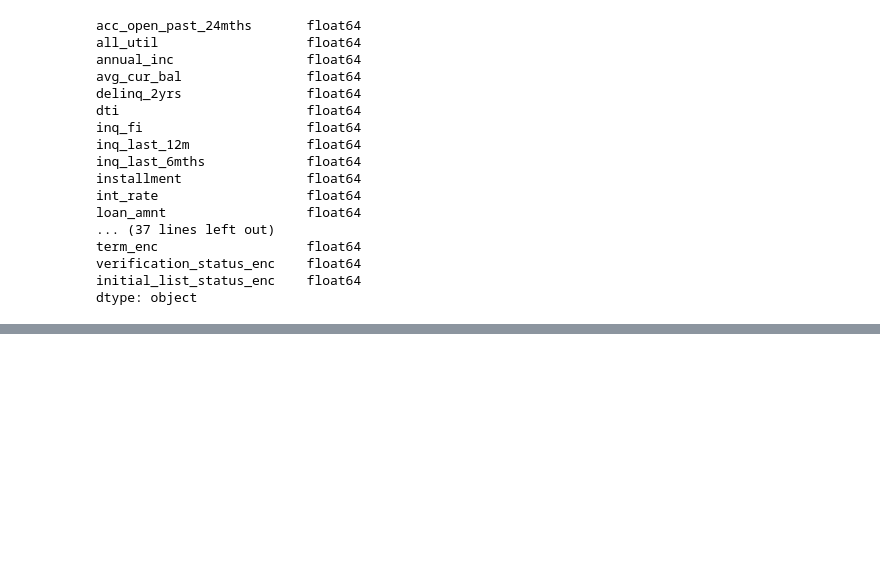
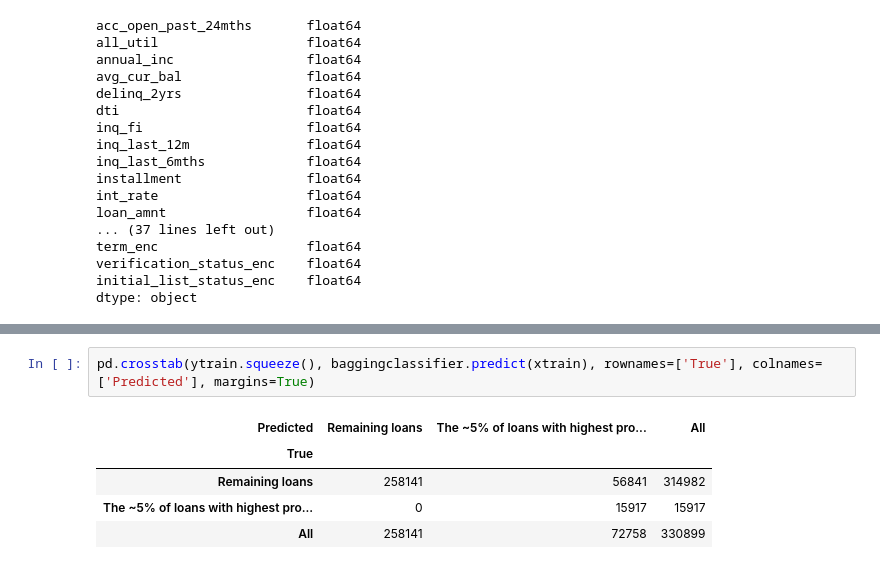
Before and after one commit to lebawilamowsky/capstone_project, a Jupyter notebook: Capstone_Project.ipynb, the cells around one changed output, grey strips where cells are left out. Drawn from its saved outputs; the diff is of its cells as text; blank space fills up the shorter version.

```diff
--- a/Capstone_Project.ipynb
+++ b/Capstone_Project.ipynb
@@ -581,0 +702,8 @@ dtype: object
+# %%
+pd.crosstab(ytrain.squeeze(), baggingclassifier.predict(xtrain), rownames=['True'], colnames=['Predicted'], margins=True)
+# %% [output]
+| Predicted | Remaining loans | The ~5% of loans with highest pro... | All |
+| True |  |  |  |
+| Remaining loans | 258141 | 56841 | 314982 |
+| The ~5% of loans with highest pro... | 0 | 15917 | 15917 |
+| All | 258141 | 72758 | 330899 |
```
Also changed, not shown: parts of 55 cells of this notebook.
